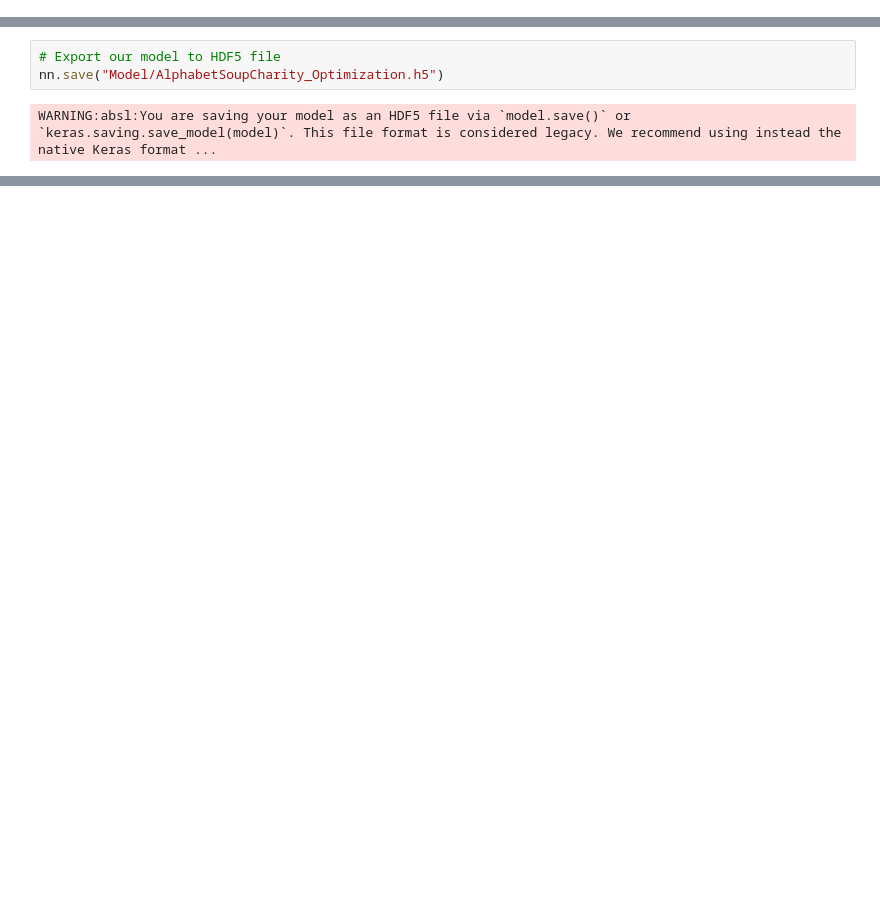
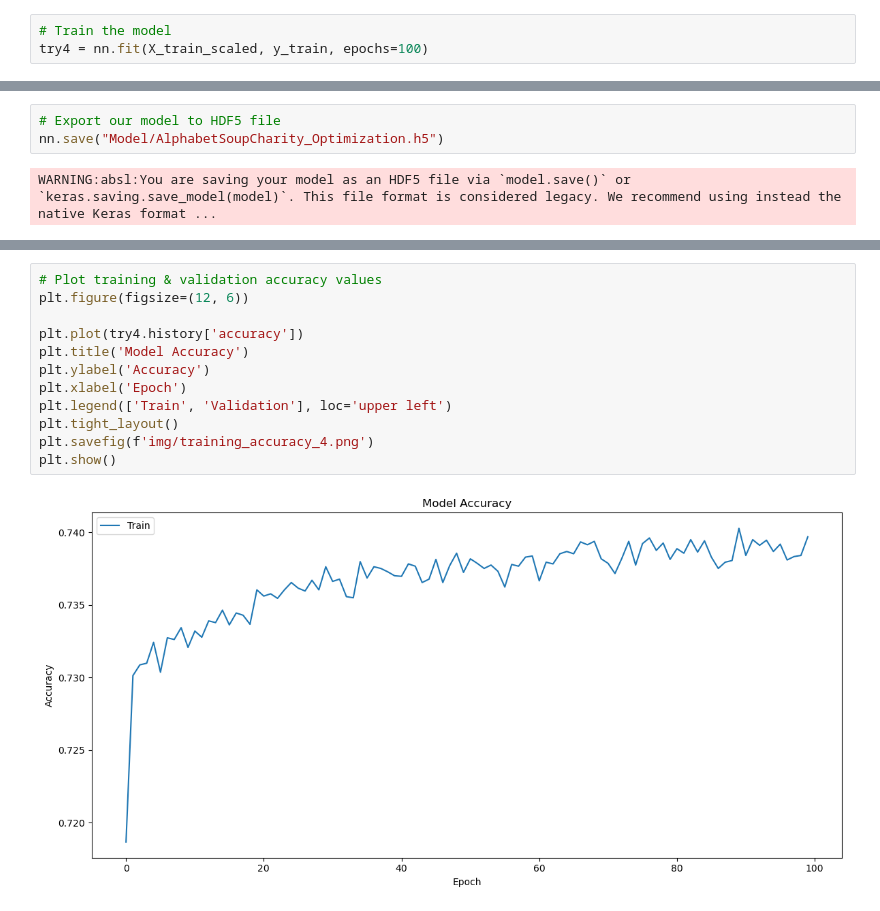
Before and after one commit to Starkilled1/deep-learning-challenge, a Jupyter notebook: AlphabetSoupCharity_Optimization.ipynb, the cells around one changed output, grey strips where cells are left out. Drawn from its saved outputs; the diff is of its cells as text; blank space fills up the shorter version.

```diff
--- a/AlphabetSoupCharity_Optimization.ipynb
+++ b/AlphabetSoupCharity_Optimization.ipynb
@@ -360,0 +464,3 @@ Epoch 100/100
+# %%
+# Train the model
+try4 = nn.fit(X_train_scaled, y_train, epochs=100)
@@ -450,0 +497,14 @@ Loss: 0.5730923414230347, Accuracy: 0.7286297082901001
+# %%
+# Plot training & validation accuracy values
+plt.figure(figsize=(12, 6))
+
+plt.plot(try4.history['accuracy'])
+plt.title('Model Accuracy')
+plt.ylabel('Accuracy')
+plt.xlabel('Epoch')
+plt.legend(['Train', 'Validation'], loc='upper left')
+plt.tight_layout()
+plt.savefig(f'img/training_accuracy_4.png')
+plt.show()
+# %% [output]
+[figure, added]
```
Also changed, not shown: parts of 22 cells of this notebook, 6 other files.
